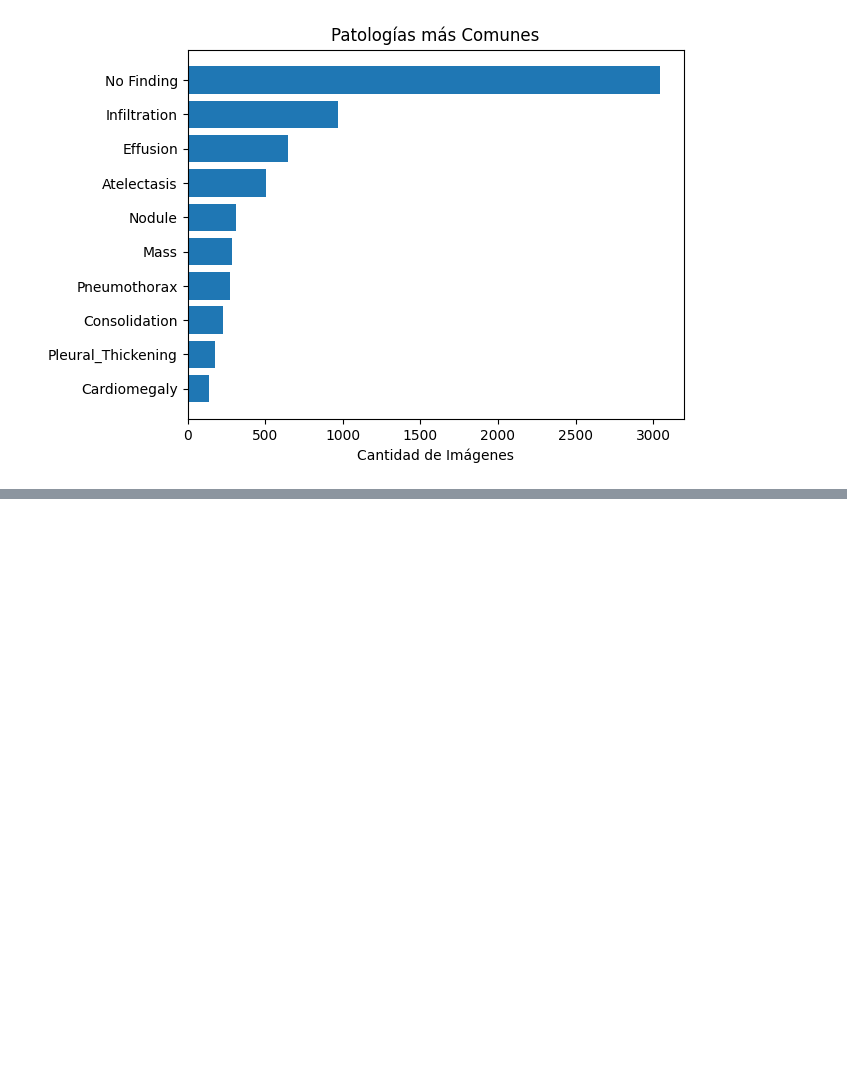
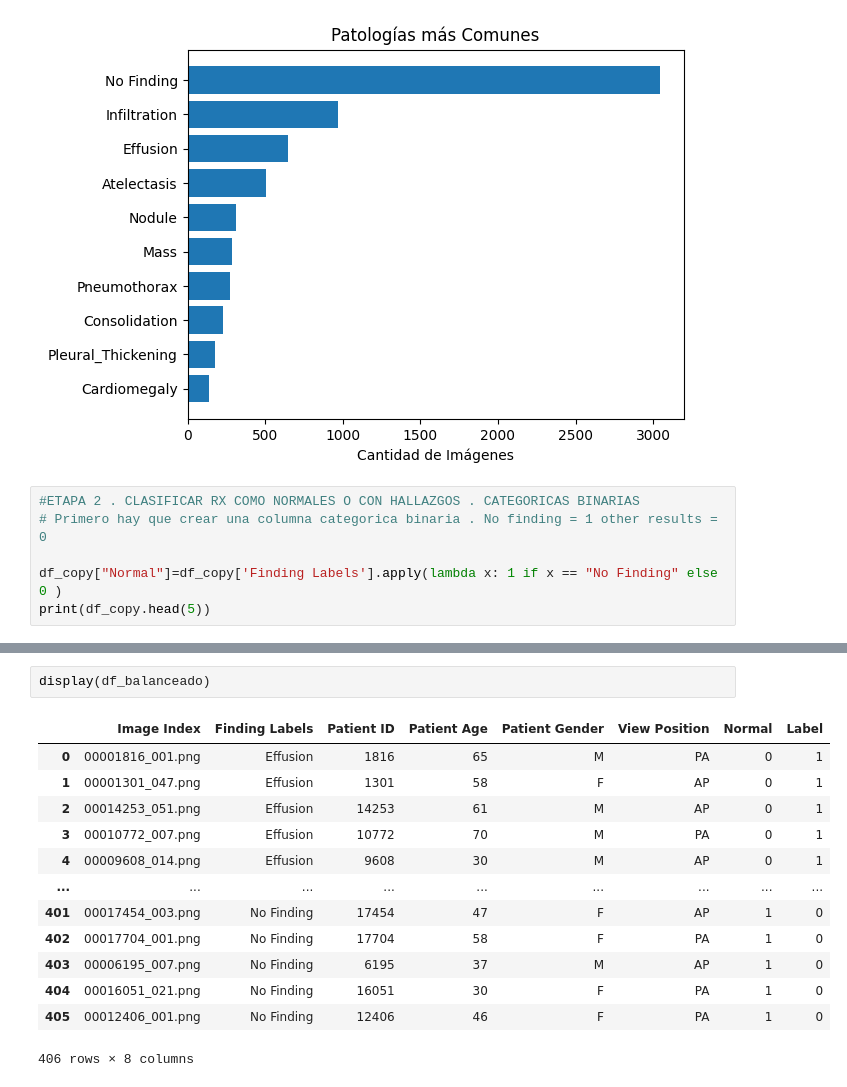
Before and after one commit to MiroshnitshenkoC/Data-Science-Miroshnitshenko-, a Jupyter notebook: Proyecto_Latido.ipynb, the cells around one changed output, grey strips where cells are left out. Saved outputs shown, nothing was run; the diff lists cells and outputs as text; blank space fills up the shorter version.

```diff
--- a/Proyecto_Latido.ipynb
+++ b/Proyecto_Latido.ipynb
@@ -325,3 +326,9 @@ plt.show()
 # %% [output]
 {'No Finding': 3044, 'Infiltration': 967, 'Effusion': 644, 'Atelectasis': 508, 'Nodule': 313, 'Mass': 284, 'Pneumothorax': 271, 'Consolidation': 226, 'Pleural_Thickening': 176, 'Cardiomegaly': 141}
 [figure]
+# %%
+#ETAPA 2 . CLASIFICAR RX COMO NORMALES O CON HALLAZGOS . CATEGORICAS BINARIAS
+# Primero hay que crear una columna categorica binaria . No finding = 1 other results = 0
+
+df_copy["Normal"]=df_copy['Finding Labels'].apply(lambda x: 1 if x == "No Finding" else 0 )
+print(df_copy.head(5))
@@ -327,0 +884,16 @@ plt.show()
+# %%
+display(df_balanceado)
+# %% [output]
+|  | Image Index | Finding Labels | Patient ID | Patient Age | Patient Gender | View Position | Normal | Label |
+| 0 | 00001816_001.png | Effusion | 1816 | 65 | M | PA | 0 | 1 |
+| 1 | 00001301_047.png | Effusion | 1301 | 58 | F | AP | 0 | 1 |
+| 2 | 00014253_051.png | Effusion | 14253 | 61 | M | AP | 0 | 1 |
+| 3 | 00010772_007.png | Effusion | 10772 | 70 | M | PA | 0 | 1 |
+| 4 | 00009608_014.png | Effusion | 9608 | 30 | M | AP | 0 | 1 |
+| ... | ... | ... | ... | ... | ... | ... | ... | ... |
+| 401 | 00017454_003.png | No Finding | 17454 | 47 | F | AP | 1 | 0 |
+| 402 | 00017704_001.png | No Finding | 17704 | 58 | F | PA | 1 | 0 |
+| 403 | 00006195_007.png | No Finding | 6195 | 37 | M | AP | 1 | 0 |
+| 404 | 00016051_021.png | No Finding | 16051 | 30 | F | PA | 1 | 0 |
+| 405 | 00012406_001.png | No Finding | 12406 | 46 | F | PA | 1 | 0 |
+406 rows × 8 columns
```
Also changed, not shown: parts of 25 cells of this notebook.
